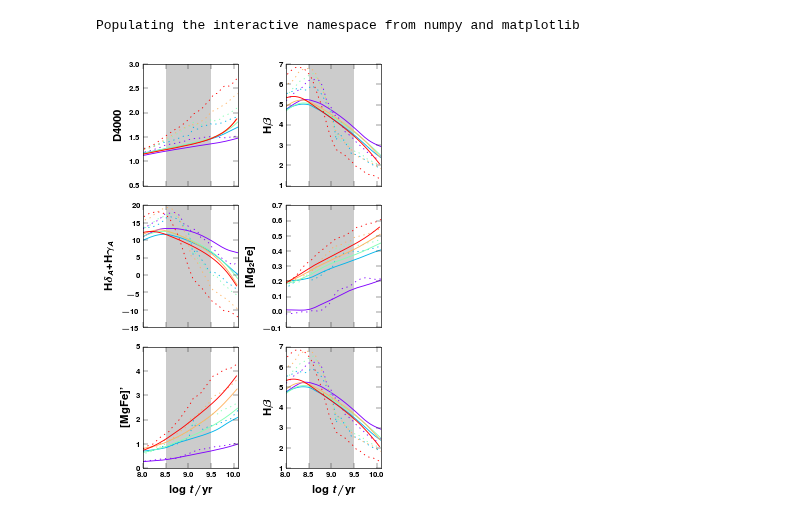
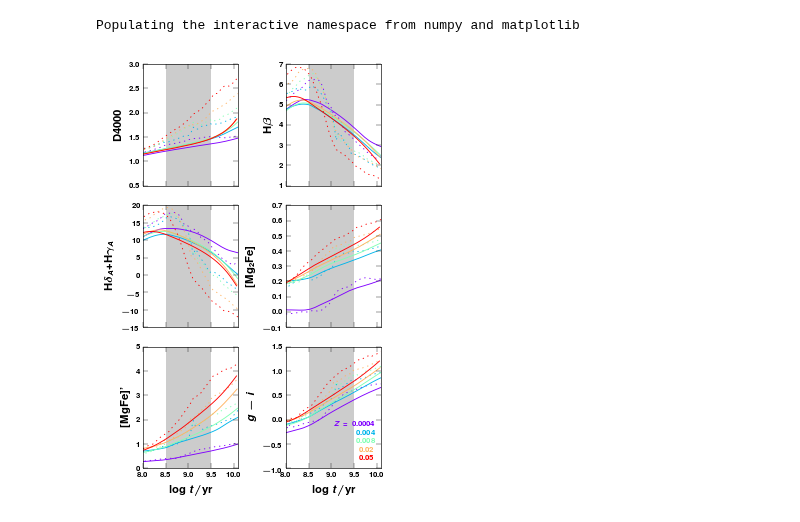
Before and after one commit to ajmejia/notebooks, a Jupyter notebook: G05Indexes.ipynb, the cells around one changed output. Cells and saved outputs as stored; diff of their text form; code cells hidden in the pictures.

```diff
--- a/G05Indexes.ipynb
+++ b/G05Indexes.ipynb
@@ -131,25 +195,27 @@ add_ingredient(tau5_stelib, ("Hdelta_A","Hgamma_A"), Hdg, "Hdg")
 # %%
 colors = cm.rainbow(linspace(0,1,len(libraries["stelib"])))
-properties = ["D4000", "Hbeta", "Hdg", "Mg2Fe", "MgFep", "Hbeta"]
+properties = ["D4000", "Hbeta", "Hdg", "Mg2Fe", "MgFep", "g-i"]
 
 fig, axs = subplots(3, 2, sharex=True, figsize=(3.3,5))
 xlim(8.0,10.1)
 
 axs = axs.ravel()
 for i in xrange(axs.size):
     prop = properties[i]
 
     axs[i].set_ylabel(ax_ylabels[prop])
     if axs[i].is_last_row(): axs[i].set_xlabel(ax_xlabel["age"])
 
     for j, zkw in enumerate(sorted(libraries["stelib"])):
         axs[i].plot(tau0_stelib[zkw]["age"], tau0_stelib[zkw][prop], ":", lw=0.7, color=colors[j])
         axs[i].plot(tau5_stelib[zkw]["age"], tau5_stelib[zkw][prop], "-", lw=0.7, color=colors[j])
         axs[i].axvspan(8.5, 9.5, lw=0, fc="none", hatch=15*"/", color="0.8")
+        if i==5:
+            axs[i].text(0.93, 0.35-j*0.07, (r"$Z={}$" if j==0 else r"${}$").format(libraries["stelib"][zkw]), color=colors[j], fontsize="x-small", ha="right", transform=axs[i].transAxes)
 
 fig.tight_layout()
 fig.subplots_adjust(wspace=0.5)
 
-#fig.savefig("{}/g05_indexes".format(odir))
+fig.savefig("{}/g05_indexes".format(odir))
 # %% [output]
-[figure, old version]
+[figure, new version]
```
Also changed, not shown: parts of 4 cells of this notebook.
